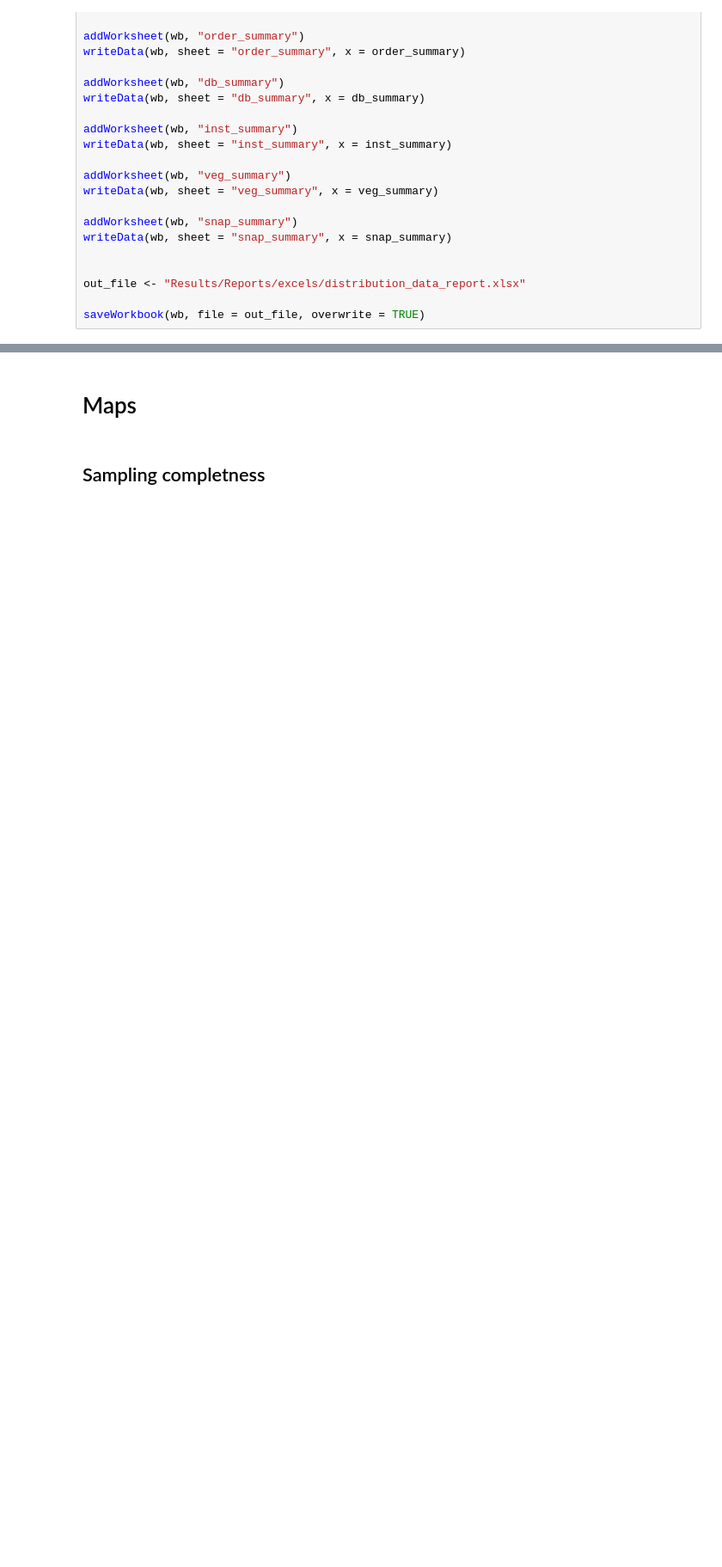
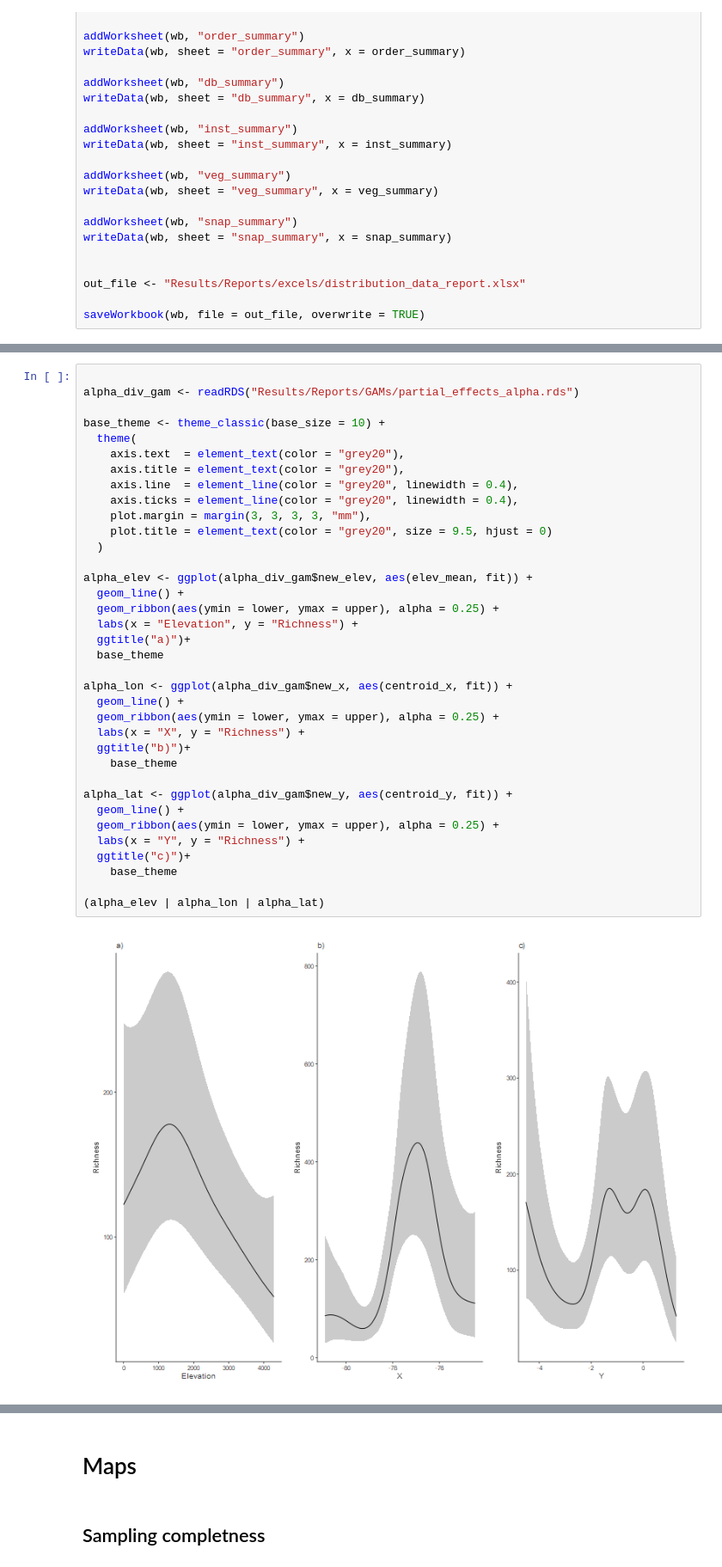
Before and after one commit to daningMontano/Spatial_insect_diversity, a Jupyter notebook: 6_Report.ipynb, the cells around one changed output, grey strips where cells are left out. Shown at 86% size. Cells and saved outputs as stored; diff of their text form; blank space fills up the shorter version.

```diff
--- a/6_Report.ipynb
+++ b/6_Report.ipynb
@@ -718,0 +779,38 @@ saveWorkbook(wb, file = out_file, overwrite = TRUE)
+# %%
+
+alpha_div_gam <- readRDS("Results/Reports/GAMs/partial_effects_alpha.rds")
+
+base_theme <- theme_classic(base_size = 10) +
+  theme(
+    axis.text  = element_text(color = "grey20"),
+    axis.title = element_text(color = "grey20"),
+    axis.line  = element_line(color = "grey20", linewidth = 0.4),
+    axis.ticks = element_line(color = "grey20", linewidth = 0.4),
+    plot.margin = margin(3, 3, 3, 3, "mm"),
+    plot.title = element_text(color = "grey20", size = 9.5, hjust = 0)
+  )
+
+alpha_elev <- ggplot(alpha_div_gam$new_elev, aes(elev_mean, fit)) +
+  geom_line() +
+  geom_ribbon(aes(ymin = lower, ymax = upper), alpha = 0.25) +
+  labs(x = "Elevation", y = "Richness") +
+  ggtitle("a)")+
+  base_theme
+
+alpha_lon <- ggplot(alpha_div_gam$new_x, aes(centroid_x, fit)) +
+  geom_line() +
+  geom_ribbon(aes(ymin = lower, ymax = upper), alpha = 0.25) +
+  labs(x = "X", y = "Richness") +
+  ggtitle("b)")+
+    base_theme
+
+alpha_lat <- ggplot(alpha_div_gam$new_y, aes(centroid_y, fit)) +
+  geom_line() +
+  geom_ribbon(aes(ymin = lower, ymax = upper), alpha = 0.25) +
+  labs(x = "Y", y = "Richness") +
+  ggtitle("c)")+
+    base_theme
+
+(alpha_elev | alpha_lon | alpha_lat)
+# %% [output]
+[figure, added]
```
Also changed, not shown: parts of 11 cells of this notebook, 8 other files.
